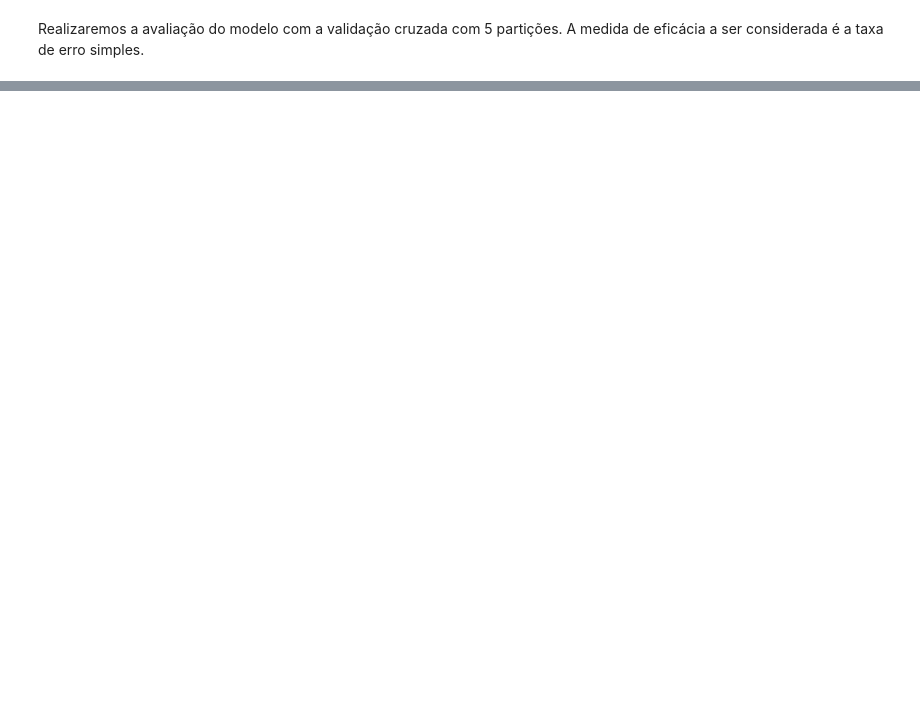
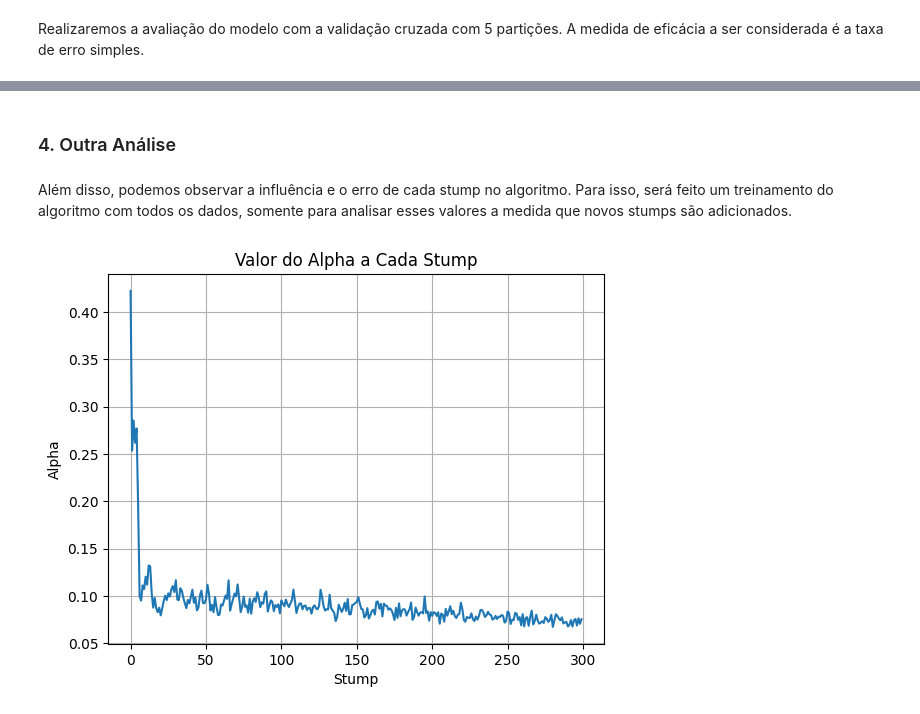
Before and after one commit to JunioVeras/TP2-ML, a Jupyter notebook: tp2.ipynb, the cells around one changed output, grey strips where cells are left out. Drawn from its saved outputs; the diff is of its cells as text; code cells hidden in the pictures; blank space fills up the shorter version.

```diff
--- a/tp2.ipynb
+++ b/tp2.ipynb
@@ -73,5 +75,2 @@ quantidade de derrotas de x (ou empate):  332
 # %% [markdown]
 Vamos criar uma classe para a implementação do algoritmo de boosting do problema.
-# %%
-df.insert(9, 10, df.shape[0] * [1])
-df.set_axis([0,1,2,3,4,5,6,7,8,9,10], axis="columns", inplace=True)
@@ -204,0 +348,20 @@ Realizaremos a avaliação do modelo com a validação cruzada com 5 partições
+# %% [markdown]
+### 4. Outra Análise
+# %% [markdown]
+Além disso, podemos observar a influência e o erro de cada stump no algoritmo. Para isso, será feito um treinamento do algoritmo com todos os dados, somente para analisar esses valores a medida que novos stumps são adicionados.
+# %%
+model = Boosting(df, 300)
+model.fit()
+# %%
+alphas, hs = model.get_h()
+errors = model.get_errors()
+# %%
+plt.plot(alphas)
+
+plt.title("Valor do Alpha a Cada Stump")
+plt.xlabel("Stump")
+plt.ylabel("Alpha")
+plt.grid()
+plt.show()
+# %% [output]
+[figure, added]
```
Also changed, not shown: parts of 30 cells of this notebook.
